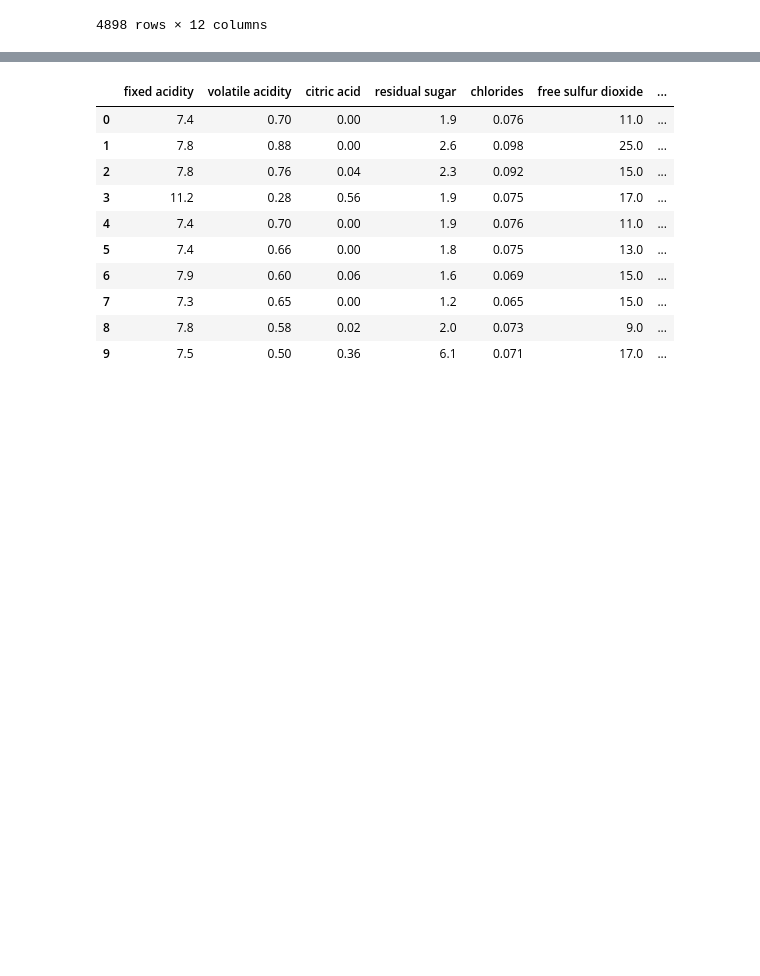
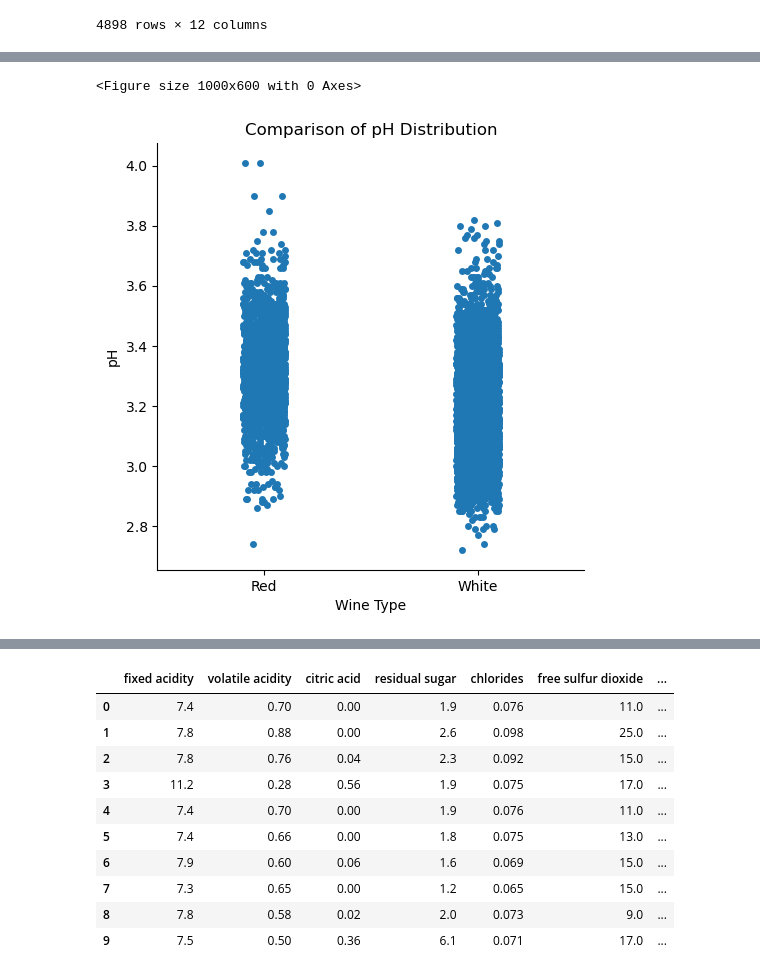
Before and after one commit to Sudha25a/Projects-2, a Jupyter notebook: wine_project.ipynb, the cells around one changed output, grey strips where cells are left out. Saved outputs shown, nothing was run; the diff lists cells and outputs as text; code cells hidden in the pictures; blank space fills up the shorter version.

```diff
--- a/wine_project.ipynb
+++ b/wine_project.ipynb
@@ -36,0 +73,11 @@ Whitewine
+# %%
+# Create a violin plot to compare the distribution of pH in red and white wines
+plt.figure(figsize=(10,6))
+sns.catplot(x='wine_type', y='pH', data=pd.concat([Redwine.assign(wine_type='Red'), Whitewine.assign(wine_type='White')]))
+plt.title('Comparison of pH Distribution')
+plt.xlabel('Wine Type')
+plt.ylabel('pH')
+plt.show()
+# %% [output]
+<Figure size 1000x600 with 0 Axes>
+[figure, added]
```
Also changed, not shown: parts of 13 cells of this notebook.
